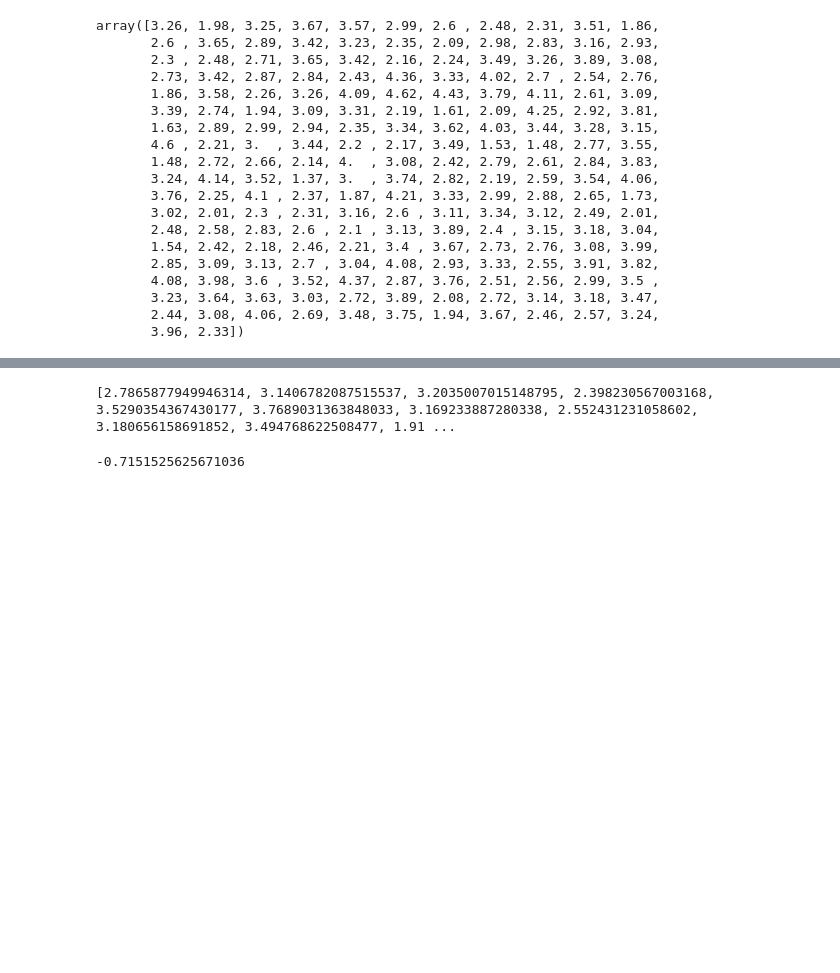
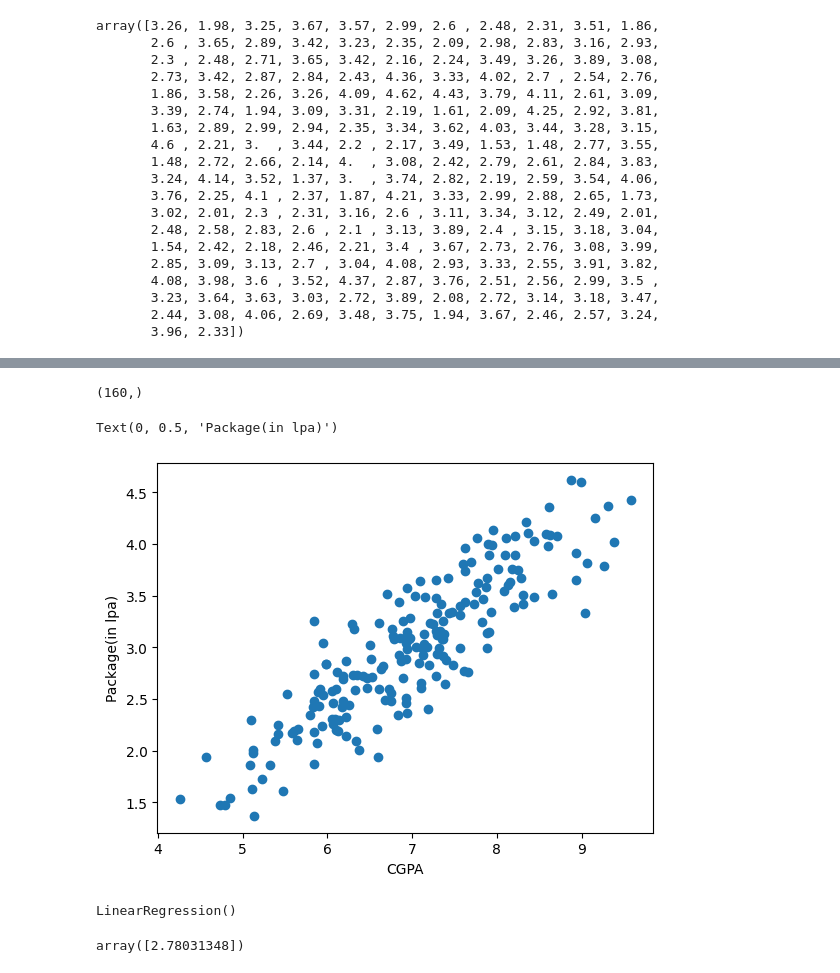
Before and after one commit to Jpsama1236/ML_algorithms, a Jupyter notebook: LR.ipynb, the cells around one changed output, grey strips where cells are left out. Drawn from its saved outputs; the diff is of its cells as text; code cells hidden in the pictures; blank space fills up the shorter version.

```diff
--- a/LR.ipynb
+++ b/LR.ipynb
@@ -95,5 +95,12 @@ LR.fit(xtrain,ytrain)
-# %%
-(LR.predict(xtest) - ytest).sum()
-# %% [output]
-[2.7865877949946314, 3.1406782087515537, 3.2035007015148795, 2.398230567003168, 3.5290354367430177, 3.7689031363848033, 3.169233887280338, 2.552431231058602, 3.180656158691852, 3.494768622508477, 1.91 ...
--0.7151525625671036
+# %%
+xtrain.shape
+# %% [output]
+(160,)
+# %%
+import matplotlib.pyplot as plt
+plt.scatter(df['cgpa'],df['package'])
+plt.xlabel('CGPA')
+plt.ylabel('Package(in lpa)')
+# %% [output]
+Text(0, 0.5, 'Package(in lpa)')
+[figure, added]
@@ -99,0 +117,8 @@ LR.fit(xtrain,ytrain)
+# %%
+lr.fit(X_train,y_train)
+# %% [output]
+LinearRegression()
+# %%
+lr.predict(X_test.iloc[0].values.reshape(1,1))
+# %% [output]
+array([2.78031348])
```
Also changed, not shown: parts of 10 cells of this notebook.
